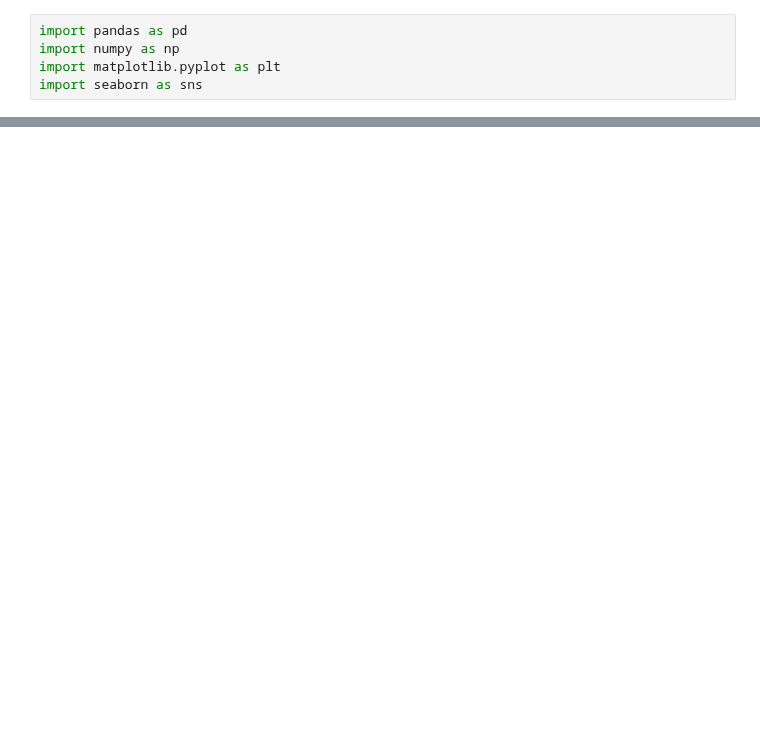
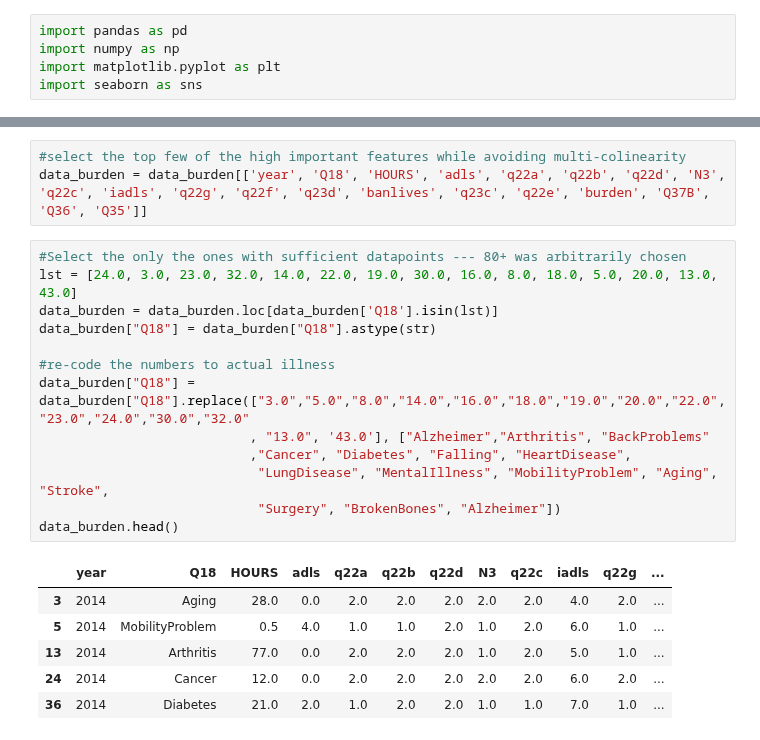
Before and after one commit to woonsupkim/BurdenofCare, a Jupyter notebook: 2015_2020_comparison.ipynb, the cells around one changed output, grey strips where cells are left out. Saved outputs shown, nothing was run; the diff lists cells and outputs as text; blank space fills up the shorter version.

```diff
--- a/2015_2020_comparison.ipynb
+++ b/2015_2020_comparison.ipynb
@@ -19,0 +18,23 @@ FileNotFoundError: [Errno 2] No such file or directory: 'data.csv'
+# %%
+#select the top few of the high important features while avoiding multi-colinearity
+data_burden = data_burden[['year', 'Q18', 'HOURS', 'adls', 'q22a', 'q22b', 'q22d', 'N3', 'q22c', 'iadls', 'q22g', 'q22f', 'q23d', 'banlives', 'q23c', 'q22e', 'burden', 'Q37B', 'Q36', 'Q35']]
+# %%
+#Select the only the ones with sufficient datapoints --- 80+ was arbitrarily chosen
+lst = [24.0, 3.0, 23.0, 32.0, 14.0, 22.0, 19.0, 30.0, 16.0, 8.0, 18.0, 5.0, 20.0, 13.0, 43.0]
+data_burden = data_burden.loc[data_burden['Q18'].isin(lst)]
+data_burden["Q18"] = data_burden["Q18"].astype(str)
+
+#re-code the numbers to actual illness
+data_burden["Q18"] = data_burden["Q18"].replace(["3.0","5.0","8.0","14.0","16.0","18.0","19.0","20.0","22.0","23.0","24.0","30.0","32.0"
+                           , "13.0", '43.0'], ["Alzheimer","Arthritis", "BackProblems"
+                           ,"Cancer", "Diabetes", "Falling", "HeartDisease",
+                            "LungDisease", "MentalIllness", "MobilityProblem", "Aging",  "Stroke",
+                            "Surgery", "BrokenBones", "Alzheimer"])
+data_burden.head()
+# %% [output]
+|  | year | Q18 | HOURS | adls | q22a | q22b | q22d | N3 | q22c | iadls | q22g | ... |
+| 3 | 2014 | Aging | 28.0 | 0.0 | 2.0 | 2.0 | 2.0 | 2.0 | 2.0 | 4.0 | 2.0 | ... |
+| 5 | 2014 | MobilityProblem | 0.5 | 4.0 | 1.0 | 1.0 | 2.0 | 1.0 | 2.0 | 6.0 | 1.0 | ... |
+| 13 | 2014 | Arthritis | 77.0 | 0.0 | 2.0 | 2.0 | 2.0 | 1.0 | 2.0 | 5.0 | 1.0 | ... |
+| 24 | 2014 | Cancer | 12.0 | 0.0 | 2.0 | 2.0 | 2.0 | 2.0 | 2.0 | 6.0 | 2.0 | ... |
+| 36 | 2014 | Diabetes | 21.0 | 2.0 | 1.0 | 2.0 | 2.0 | 1.0 | 1.0 | 7.0 | 1.0 | ... |
```
Also changed, not shown: parts of 6 cells of this notebook.
